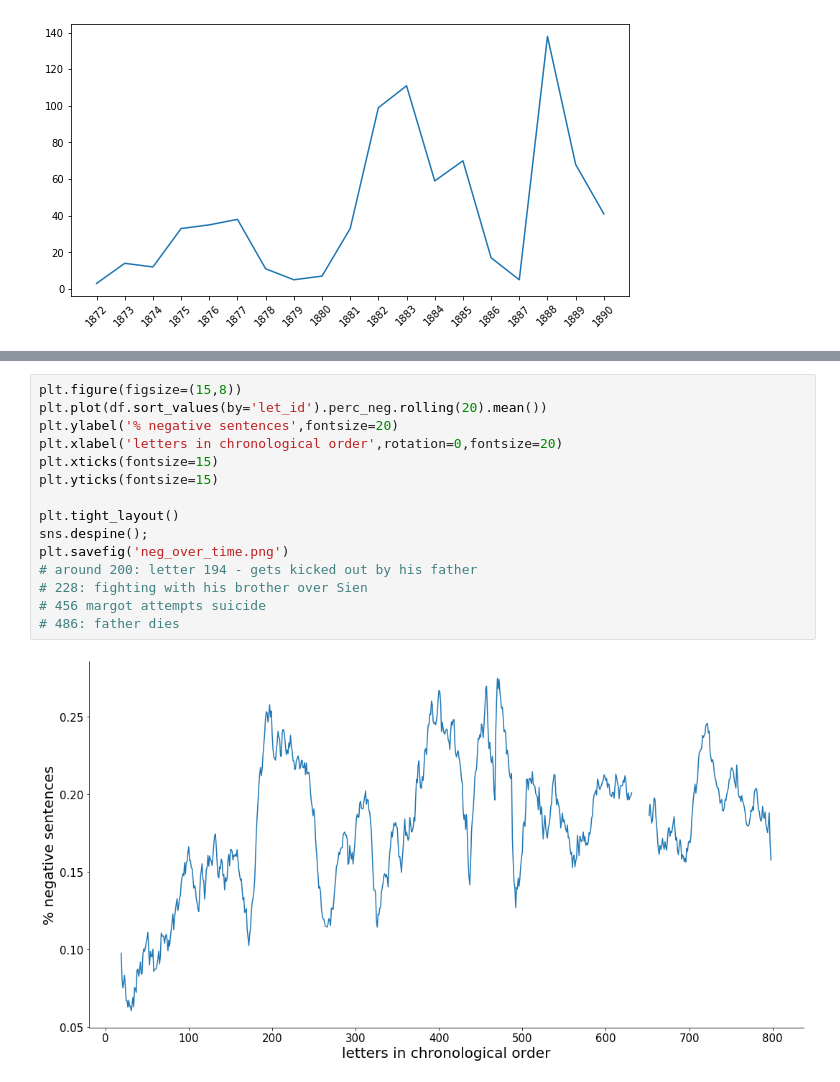
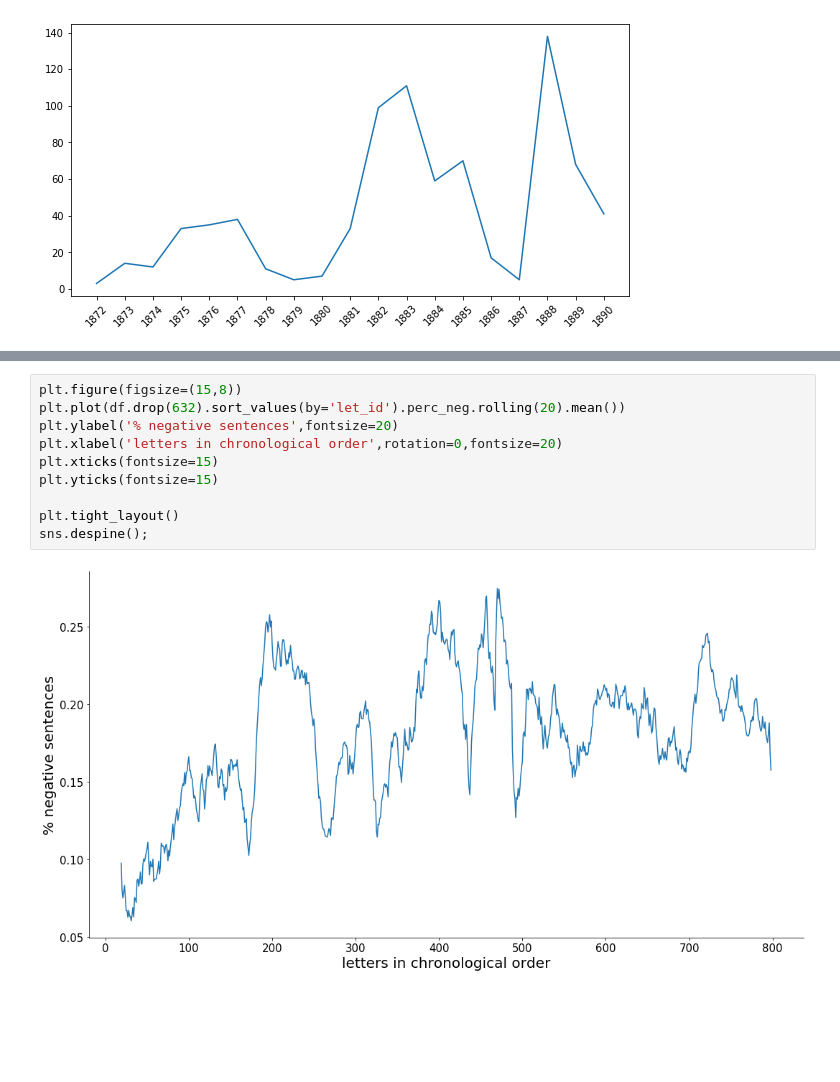
Before and after one commit to laurendwhitmire/vangogh-handwriting-analysis, a Jupyter notebook: 2_NLP_and_EDA.ipynb, the cells around one changed output, grey strips where cells are left out. Drawn from its saved outputs; the diff is of its cells as text; blank space fills up the shorter version.

```diff
--- a/2_NLP_and_EDA.ipynb
+++ b/2_NLP_and_EDA.ipynb
@@ -251,17 +188,12 @@ Name: perc_neg, Length: 168, dtype: float64
 # %%
 plt.figure(figsize=(15,8))
-plt.plot(df.sort_values(by='let_id').perc_neg.rolling(20).mean())
+plt.plot(df.drop(632).sort_values(by='let_id').perc_neg.rolling(20).mean())
 plt.ylabel('% negative sentences',fontsize=20)
 plt.xlabel('letters in chronological order',rotation=0,fontsize=20)
 plt.xticks(fontsize=15)
 plt.yticks(fontsize=15)
 
 plt.tight_layout()
 sns.despine();
-plt.savefig('neg_over_time.png')
-# around 200: letter 194 - gets kicked out by his father
-# 228: fighting with his brother over Sien
-# 456 margot attempts suicide
-# 486: father dies
 # %% [output]
-[figure, old version]
+[figure, new version]
```
Also changed, not shown: parts of 7 cells of this notebook, 5 other files.
